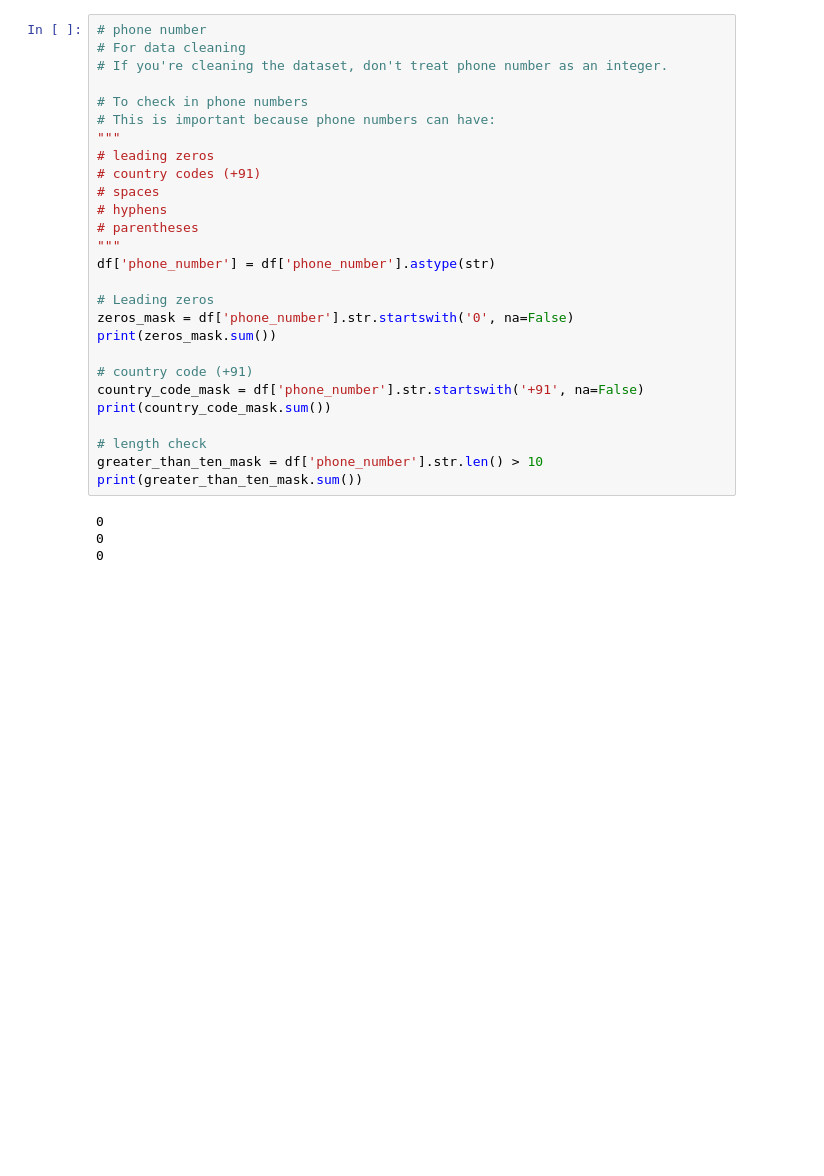
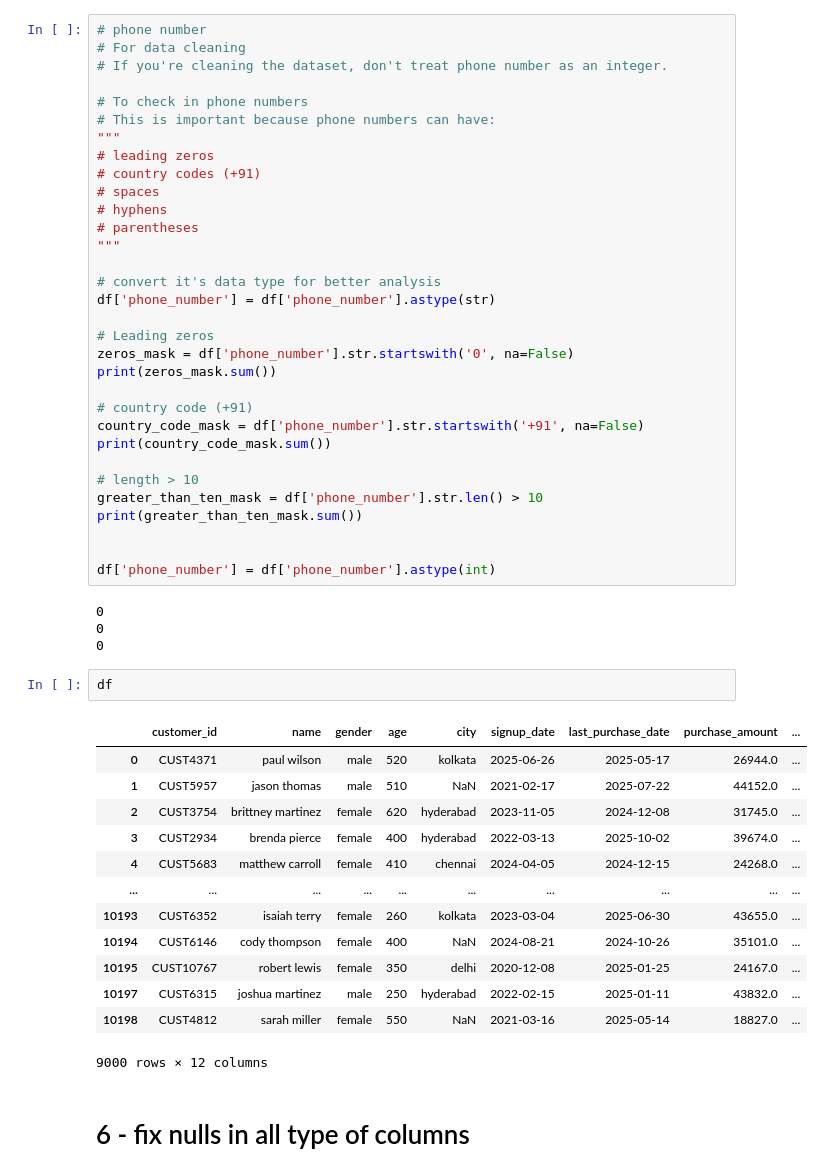
Before and after one commit to Arijit-Das-dev/Master-Data-Cleaning, a Jupyter notebook: notebooks/customers_sales.ipynb, the cells around one changed output. Saved outputs shown, nothing was run; the diff lists cells and outputs as text; blank space fills up the shorter version.

Commit message:
fixing_customer_sales_dataset

```diff
--- a/notebooks/customers_sales.ipynb
+++ b/notebooks/customers_sales.ipynb
@@ -431,6 +436,8 @@ dtype: float64
 # hyphens
 # parentheses
 """
+
+# convert it's data type for better analysis
 df['phone_number'] = df['phone_number'].astype(str)
 
 # Leading zeros
@@ -441,10 +448,31 @@ print(zeros_mask.sum())
 country_code_mask = df['phone_number'].str.startswith('+91', na=False)
 print(country_code_mask.sum())
 
-# length check
+# length > 10
 greater_than_ten_mask = df['phone_number'].str.len() > 10
 print(greater_than_ten_mask.sum())
+
+
+df['phone_number'] = df['phone_number'].astype(int)
 # %% [output]
 0
 0
 0
+# %%
+df
+# %% [output]
+|  | customer_id | name | gender | age | city | signup_date | last_purchase_date | purchase_amount | ... |
+| 0 | CUST4371 | paul wilson | male | 520 | kolkata | 2025-06-26 | 2025-05-17 | 26944.0 | ... |
+| 1 | CUST5957 | jason thomas | male | 510 | NaN | 2021-02-17 | 2025-07-22 | 44152.0 | ... |
+| 2 | CUST3754 | brittney martinez | female | 620 | hyderabad | 2023-11-05 | 2024-12-08 | 31745.0 | ... |
+| 3 | CUST2934 | brenda pierce | female | 400 | hyderabad | 2022-03-13 | 2025-10-02 | 39674.0 | ... |
+| 4 | CUST5683 | matthew carroll | female | 410 | chennai | 2024-04-05 | 2024-12-15 | 24268.0 | ... |
+| ... | ... | ... | ... | ... | ... | ... | ... | ... | ... |
+| 10193 | CUST6352 | isaiah terry | female | 260 | kolkata | 2023-03-04 | 2025-06-30 | 43655.0 | ... |
+| 10194 | CUST6146 | cody thompson | female | 400 | NaN | 2024-08-21 | 2024-10-26 | 35101.0 | ... |
+| 10195 | CUST10767 | robert lewis | female | 350 | delhi | 2020-12-08 | 2025-01-25 | 24167.0 | ... |
+| 10197 | CUST6315 | joshua martinez | male | 250 | hyderabad | 2022-02-15 | 2025-01-11 | 43832.0 | ... |
+| 10198 | CUST4812 | sarah miller | female | 550 | NaN | 2021-03-16 | 2025-05-14 | 18827.0 | ... |
+9000 rows × 12 columns
+# %% [markdown]
+# 6 - fix nulls in all type of columns
```
Also changed, not shown: parts of 3 cells of this notebook.
